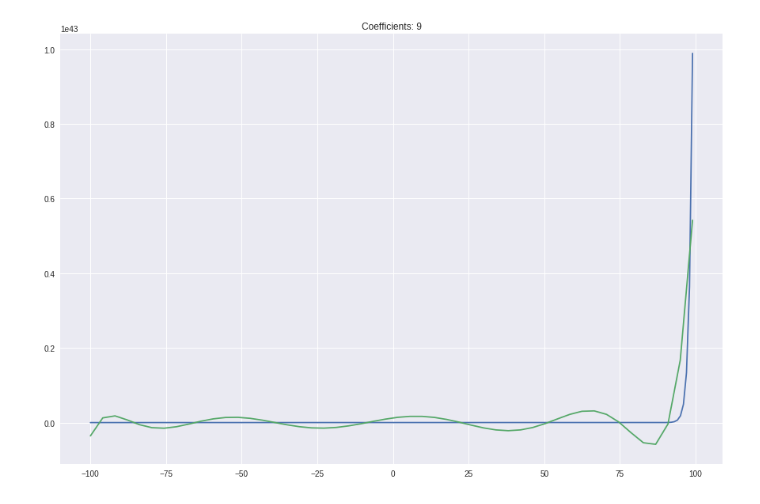
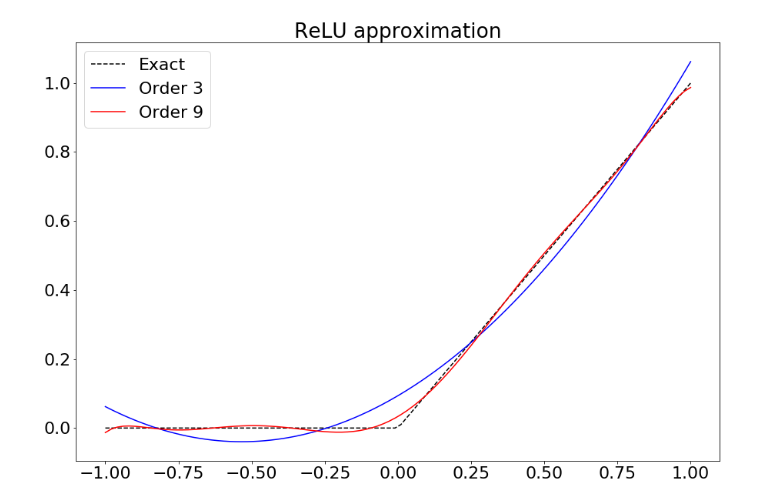
Before and after one commit to koenvanderveen/privateml, a Jupyter notebook: image_analysis/ReLU.ipynb, the cells around one changed output. Saved outputs shown, nothing was run; the diff lists cells and outputs as text; code cells hidden in the pictures.

Commit message:
relu notebook, setup.py, some pep8

```diff
--- a/image_analysis/ReLU.ipynb
+++ b/image_analysis/ReLU.ipynb
@@ -84,23 +1,30 @@ plot_ReLU(coefficients, x, y)
-# %%
-def compute_coefficients_softmax(n_coefficients, domain=(-100, 100)):
-    assert domain[0] < 0 and domain[1] > 0
-    x = range(domain[0], domain[1])
-    y = np.power(np.e, x)
-    return np.polyfit(x, y, n_coefficients), x, y
-
-
-def plot_softmax(coefficients, x, y):
-    ReLU = np.poly1d(coefficients)
-    x_new = np.linspace(x[0], x[-1], 50)
-    y_new = ReLU(x_new)
-
-    pylab.rcParams['figure.figsize'] = (15, 10)
-    plt.plot(x,y, x_new, y_new)
-    pylab.title('Coefficients: {}'.format(len(coefficients)-1))
-    ax = plt.gca()
-    fig = plt.gcf()
-
-coefficients, x, y = compute_coefficients_softmax(9, (-100, 100))
-plot_softmax(coefficients, x, y)
-# %% [output]
-[figure, removed]
+# %%
+%matplotlib inline
+import numpy as np
+from matplotlib import pylab
+import matplotlib.pyplot as plt
+import seaborn
+from pond.nn import Relu, ReluExact
+from pond.tensor import NativeTensor
+
+
+relu_layer_exact = ReluExact()
+relu_layer_approx_3 = Relu()
+relu_layer_approx_9 = Relu(order=9)
+
+x = NativeTensor(np.linspace(-1, 1, 100))
+y_exact = relu_layer_exact.forward(x)
+y_approx_3 = relu_layer_approx_3.forward(x)
+y_approx_9 = relu_layer_approx_9.forward(x)
+
+pylab.rcParams['figure.figsize'] = (15, 10)
+plt.rcParams.update({'font.size': 22})
+plt.plot(x.values, y_exact.values, label='Exact', linestyle='--', color='black')
+plt.plot(x.values, y_approx_3.values, label='Order 3', color='blue')
+plt.plot(x.values, y_approx_9.values, label='Order 9', color='red')
+pylab.title('ReLU approximation')
+plt.legend()
+ax = plt.gca()
+fig = plt.gcf()
+# %% [output]
+[figure, added]
```
Also changed, not shown: parts of 5 cells of this notebook, 5 other files.
